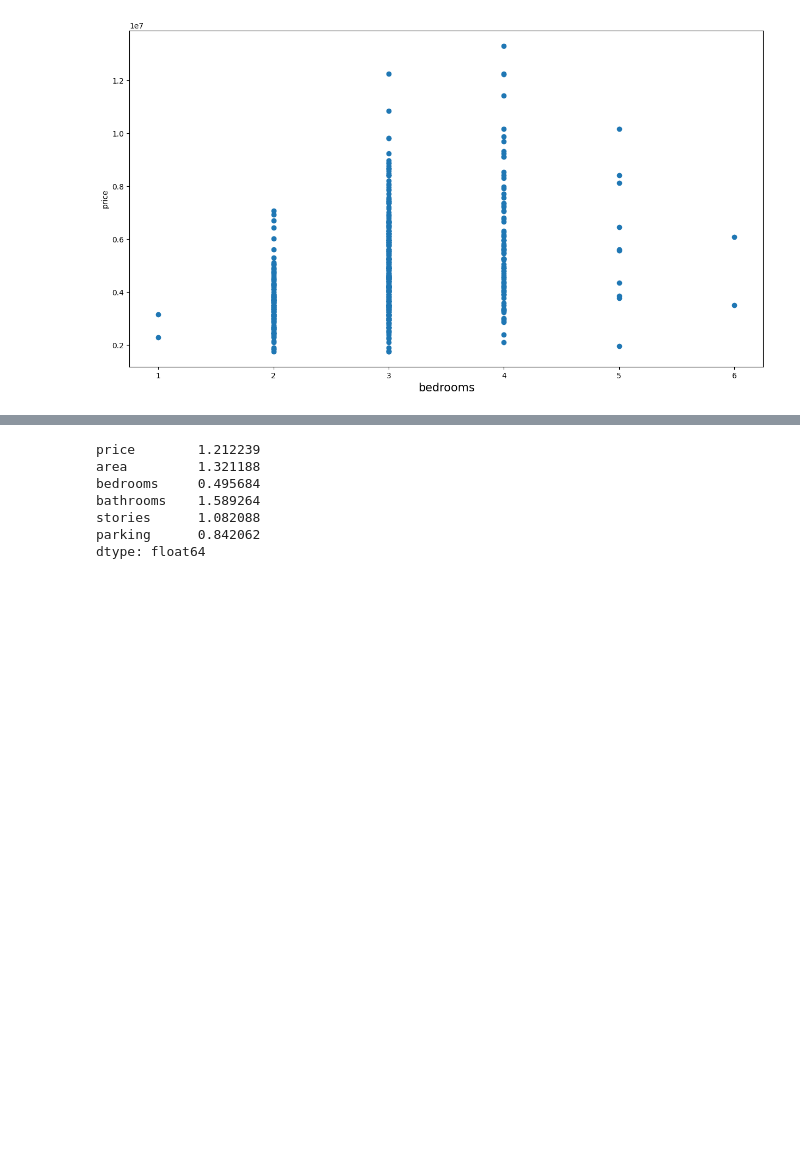
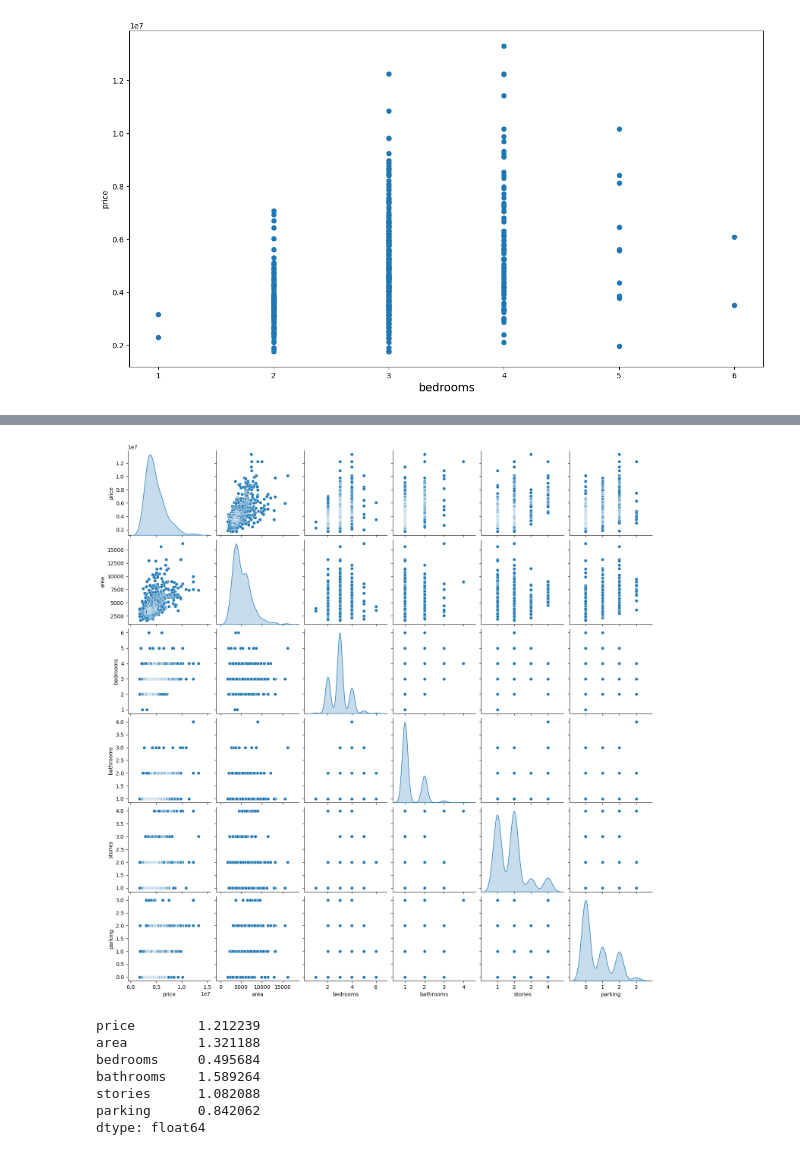
Before and after one commit to vidyadharbendre/learn_machine_learning, a Jupyter notebook: regression/jupyter_notebooks/01_house_price_prediction/house_pred_model.ipynb, the cells around one changed output, grey strips where cells are left out. Cells and saved outputs as stored; diff of their text form; code cells hidden in the pictures; blank space fills up the shorter version.

```diff
--- a/regression/jupyter_notebooks/01_house_price_prediction/house_pred_model.ipynb
+++ b/regression/jupyter_notebooks/01_house_price_prediction/house_pred_model.ipynb
@@ -792,3 +947,8 @@ NameError: name 'data' is not defined
+# %%
+sns.pairplot(data=df_num, diag_kind='kde')
+plt.show()
+# %% [output]
+[figure, added]
 # %%
 # Do type casting and impute missing values - mean/median and mode (categorical)
 # %%
```
Also changed, not shown: parts of 33 cells of this notebook, 20 other files.
